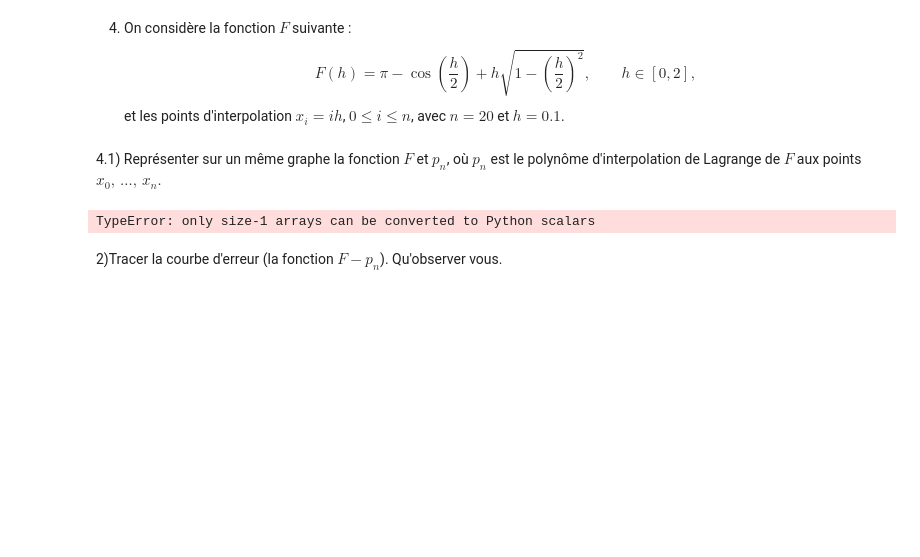
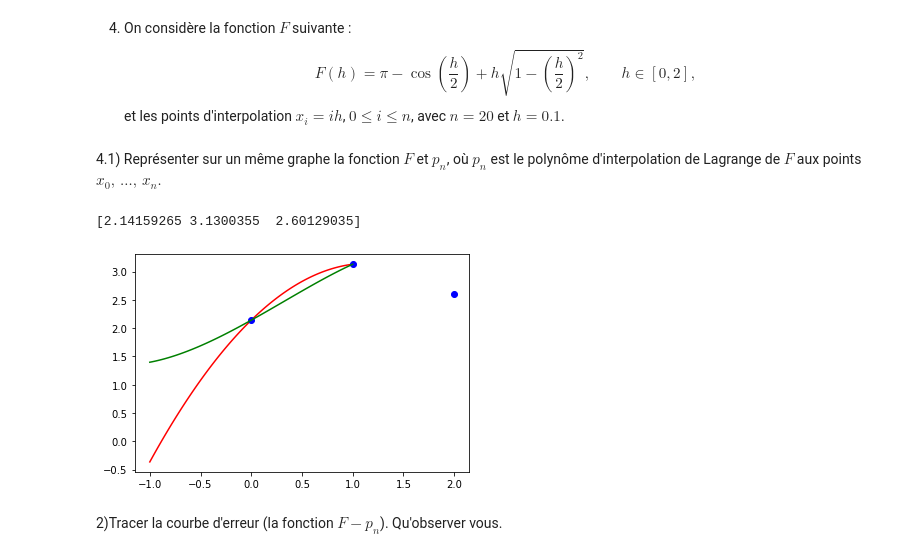
Before and after one commit to malek-ghozzi/TP_ANAL_NUM, a Jupyter notebook: TP2.ipynb, the cells around one changed output. Cells and saved outputs as stored; diff of their text form; code cells hidden in the pictures; blank space fills up the shorter version.

```diff
--- a/TP2.ipynb
+++ b/TP2.ipynb
@@ -122,28 +122,30 @@ et les points d'interpolation $x_i = ih$, $0\leq i\leq n$, avec $ n=20$ et $h=0.
 # %%
 #x=[0:2];
 #f=@(x) pi-cos(x/2)+x.*sqrt(1-(x/2).**2)
 #y=f(x);
 
 #for u=1 : length(t)
 #pn(u)=PR(x,y,t(u));
 #end
 #plot(t,pn,'r',x,y,'bo',t,f(t),'g')
 import math
 from numpy import linspace
 
-x=np.arange(0,2)
+x=np.arange(0,3)
 f=lambda x: math.pi-math.cos(x/2)+x*math.sqrt(1-(x/2)**2)
-y=f(x)
+f_2=np.vectorize(f)
+y=f_2(x)
 print(y)
 pn=[]
-t=np.linspace(0,2,100)
+t=np.linspace(-1,1,100)
 for u in range(len(t)):
      pn.append(pr(x,y,t[u]))
 
-plt.plot(t,pn,'r',x,y,'bo',t,f(t),'g')
+plt.plot(t,pn,'r',x,y,'bo',t,f_2(t),'g')
 plt.show()
 # %% [output]
-TypeError: only size-1 arrays can be converted to Python scalars
+[2.14159265 3.1300355  2.60129035]
+[figure, added]
 # %% [markdown]
 2)Tracer la courbe d'erreur  (la
  fonction $F-p_n$). Qu'observer vous.
```
Also changed, not shown: parts of 9 cells of this notebook.
